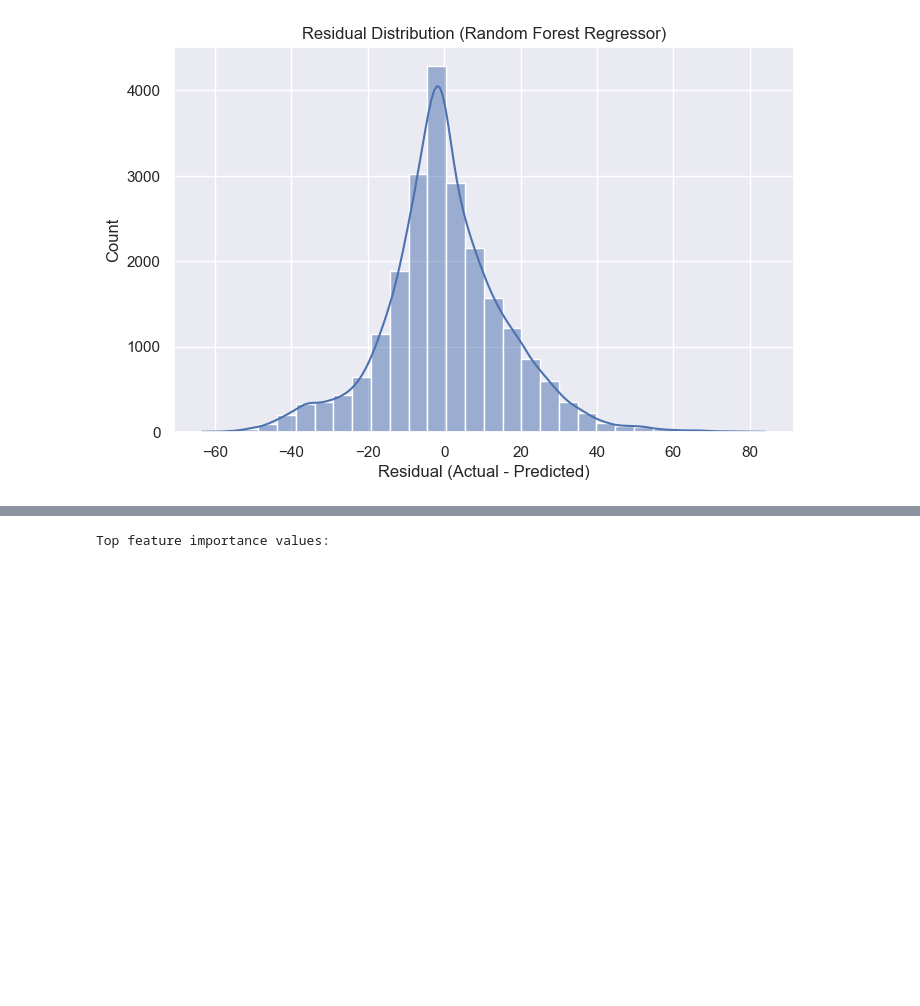
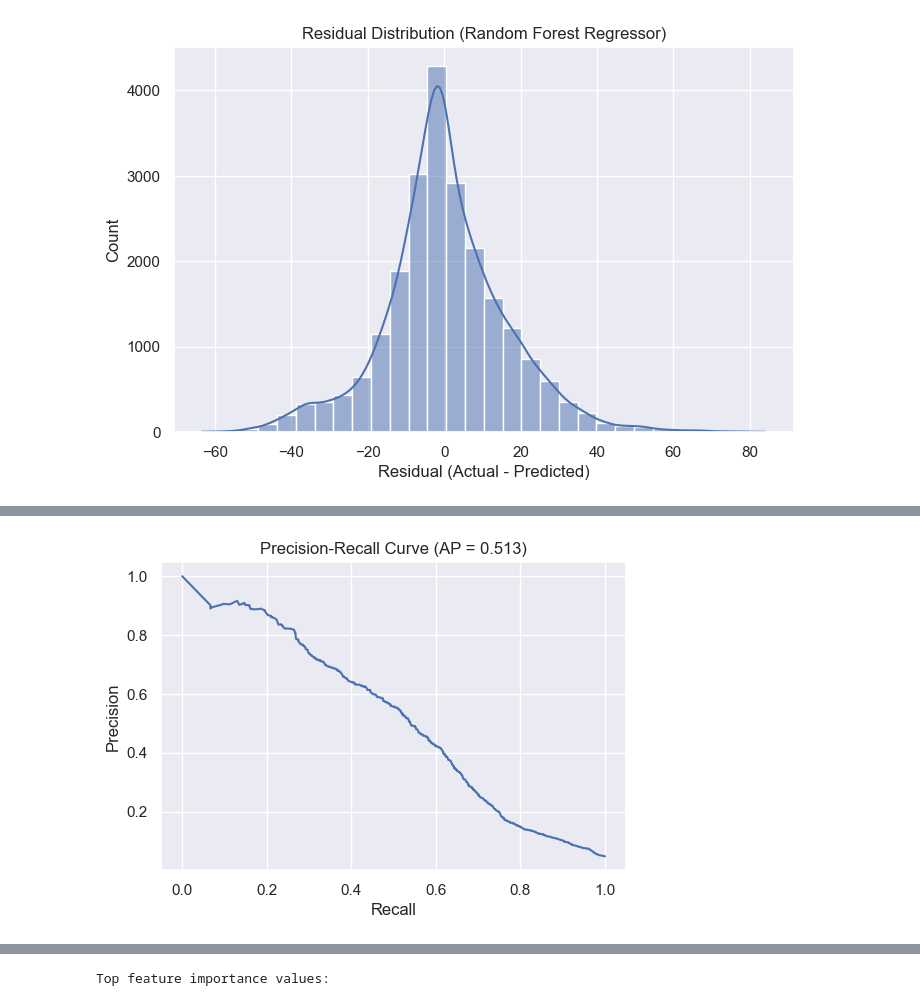
Before and after one commit to chengda-lin/CS506-Project, a Jupyter notebook: notebooks/eda.ipynb, the cells around one changed output, grey strips where cells are left out. Drawn from its saved outputs; the diff is of its cells as text; code cells hidden in the pictures; blank space fills up the shorter version.

```diff
--- a/notebooks/eda.ipynb
+++ b/notebooks/eda.ipynb
@@ -513,0 +676,24 @@ weighted avg       0.96      0.96      0.94     22710
+# %%
+# Precision-Recall curve is useful for imbalanced classification
+from sklearn.metrics import precision_recall_curve, average_precision_score
+
+# Get predicted probabilities for the positive class
+y_scores = best_rf.predict_proba(X_test_clf)[:, 1]
+
+# Compute precision and recall across different thresholds
+precision, recall, thresholds = precision_recall_curve(y_test_clf, y_scores)
+
+# Calculate average precision as a summary score
+avg_precision = average_precision_score(y_test_clf, y_scores)
+
+plt.figure(figsize=(6, 4))
+
+# Plot precision-recall tradeoff
+plt.plot(recall, precision)
+
+plt.title(f"Precision-Recall Curve (AP = {avg_precision:.3f})")
+plt.xlabel("Recall")
+plt.ylabel("Precision")
+plt.show()
+# %% [output]
+[figure, added]
```
Also changed, not shown: parts of 21 cells of this notebook.
